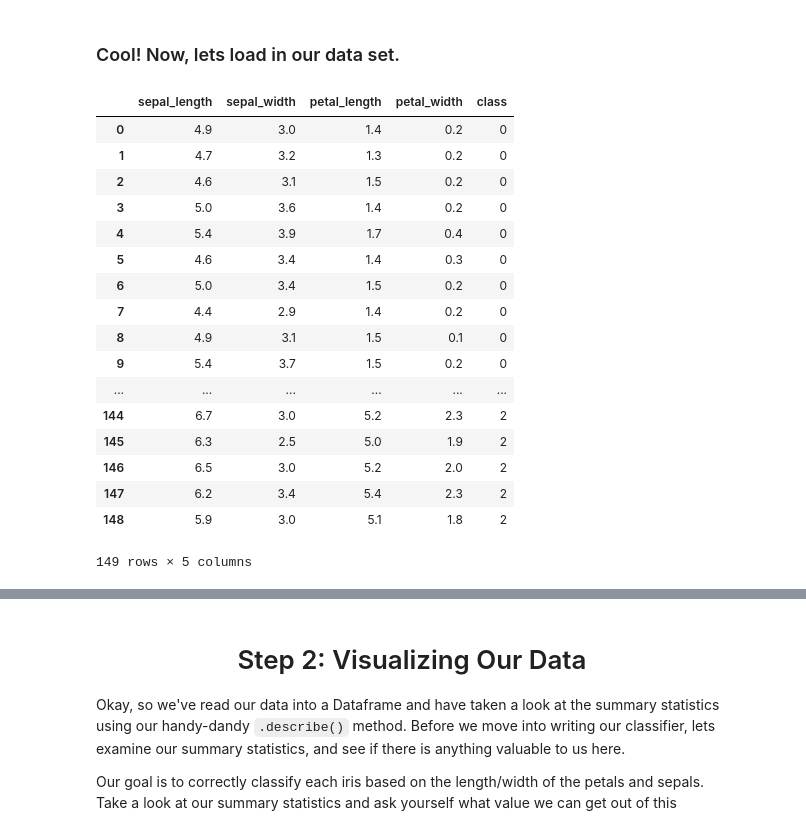
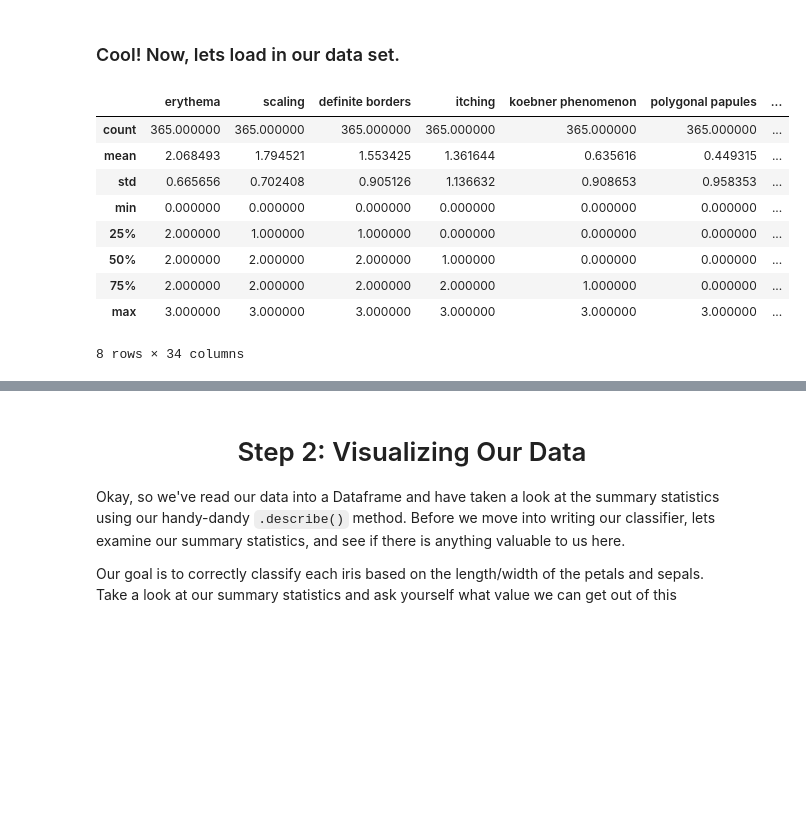
Before and after one commit to Nicholas-Swift/Machine-Learning, a Jupyter notebook: ML_Day1_Challenge/Day 1 Challenge--Flower Power.ipynb, the cells around one changed output, grey strips where cells are left out. Cells and saved outputs as stored; diff of their text form; code cells hidden in the pictures; blank space fills up the shorter version.

```diff
--- a/ML_Day1_Challenge/Day 1 Challenge--Flower Power.ipynb
+++ b/ML_Day1_Challenge/Day 1 Challenge--Flower Power.ipynb
@@ -87,42 +83,55 @@ print([type(i) for i in typesafe_example])
 # %% [markdown]
 ### Cool! Now, lets load in our data set.
 # %%
-# Create a dataframe by reading the csv file using pd.read_csv()
-df = pd.read_csv("iris.csv", index_col=False)
-columnn_names = ["sepal_length", "sepal_width", "petal_length", "petal_width", "class"]
-df.columns = columnn_names
-# Next, let's take a look at our dataframe.  We can do this by printing the dataframe,
-# or we can just type the name of variable see what it contains.
-# Uncomment each of these lines and compare the output. Notice that calling print shows the data,
-# while calling the data frame object itself actually spits out a table with borders and everything!
+# # Create a dataframe by reading the csv file using pd.read_csv()
+# df = pd.read_csv("iris.csv", index_col=False)
+# columnn_names = ["sepal_length", "sepal_width", "petal_length", "petal_width", "class"]
+# df.columns = columnn_names
+# # Next, let's take a look at our dataframe.  We can do this by printing the dataframe,
+# # or we can just type the name of variable see what it contains.
+# # Uncomment each of these lines and compare the output. Notice that calling print shows the data,
+# # while calling the data frame object itself actually spits out a table with borders and everything!
+
+# # print(df)
+# df
+
+
+# # Next, let's start by examining the summary statistics of our data set.  We'll use the .describe() method
+# # CALL df.describe() on the line below.
+
+# df.describe()
+
+
+# DERMATOLOGY DATA FROM UCI
+df = pd.read_csv("dermatology.csv", index_col=False)
+column_names = ["erythema", "scaling", "definite borders", "itching", "koebner phenomenon",
+               "polygonal papules", "follicular papules", "oral mucosal involvement", "knee and elbow involvement",
+               "scalp involvement", "family history", "melanin incontinence", "eosinophils in the infiltrate",
+               "PNL infiltrate", "fibrosis of the papillary dermis", "exocytosis", "acanthosis", "hyperkeratosis",
+               "parakeratosis", "clubbing of the rete ridges", "elongation of the rete ridges",
+               "thinning of the suprapapillary epidermis", "spongiform pustule", "munro microabcess",
+               "focal hypergranulosis", "disappearance of the granular layer",
+               "vacuolisation and damage of basal layer", "spongiosis", "saw-tooth appearance of retes",
+               "follicular horn plug", "perifollicular parakeratosis", "inflammatory monoluclear inflitrate",
+               "band-like infiltrate", "age", "class"]
+df.columns = column_names
 
 # print(df)
 df
 
-
-# Next, let's start by examining the summary statistics of our data set.  We'll use the .describe() method
-# CALL df.describe() on the line below.
-
-# df.describe()
+# Examine our data
+df.describe()
 # %% [output]
-|  | sepal_length | sepal_width | petal_length | petal_width | class |
-| 0 | 4.9 | 3.0 | 1.4 | 0.2 | 0 |
-| 1 | 4.7 | 3.2 | 1.3 | 0.2 | 0 |
-| 2 | 4.6 | 3.1 | 1.5 | 0.2 | 0 |
-| 3 | 5.0 | 3.6 | 1.4 | 0.2 | 0 |
-| 4 | 5.4 | 3.9 | 1.7 | 0.4 | 0 |
-| 5 | 4.6 | 3.4 | 1.4 | 0.3 | 0 |
-| 6 | 5.0 | 3.4 | 1.5 | 0.2 | 0 |
-| 7 | 4.4 | 2.9 | 1.4 | 0.2 | 0 |
-| 8 | 4.9 | 3.1 | 1.5 | 0.1 | 0 |
-| 9 | 5.4 | 3.7 | 1.5 | 0.2 | 0 |
-| ... | ... | ... | ... | ... | ... |
-| 144 | 6.7 | 3.0 | 5.2 | 2.3 | 2 |
-| 145 | 6.3 | 2.5 | 5.0 | 1.9 | 2 |
-| 146 | 6.5 | 3.0 | 5.2 | 2.0 | 2 |
-| 147 | 6.2 | 3.4 | 5.4 | 2.3 | 2 |
-| 148 | 5.9 | 3.0 | 5.1 | 1.8 | 2 |
+|  | erythema | scaling | definite borders | itching | koebner phenomenon | polygonal papules | ... |
+| count | 365.000000 | 365.000000 | 365.000000 | 365.000000 | 365.000000 | 365.000000 | ... |
+| mean | 2.068493 | 1.794521 | 1.553425 | 1.361644 | 0.635616 | 0.449315 | ... |
+| std | 0.665656 | 0.702408 | 0.905126 | 1.136632 | 0.908653 | 0.958353 | ... |
+| min | 0.000000 | 0.000000 | 0.000000 | 0.000000 | 0.000000 | 0.000000 | ... |
+| 25% | 2.000000 | 1.000000 | 1.000000 | 0.000000 | 0.000000 | 0.000000 | ... |
+| 50% | 2.000000 | 2.000000 | 2.000000 | 1.000000 | 0.000000 | 0.000000 | ... |
+| 75% | 2.000000 | 2.000000 | 2.000000 | 2.000000 | 1.000000 | 0.000000 | ... |
+| max | 3.000000 | 3.000000 | 3.000000 | 3.000000 | 3.000000 | 3.000000 | ... |
-149 rows × 5 columns
+8 rows × 34 columns
 # %% [markdown]
 <center><h1>That was FAST.</h1></center>
 
```
Also changed, not shown: parts of 3 cells of this notebook, 1 other file.
